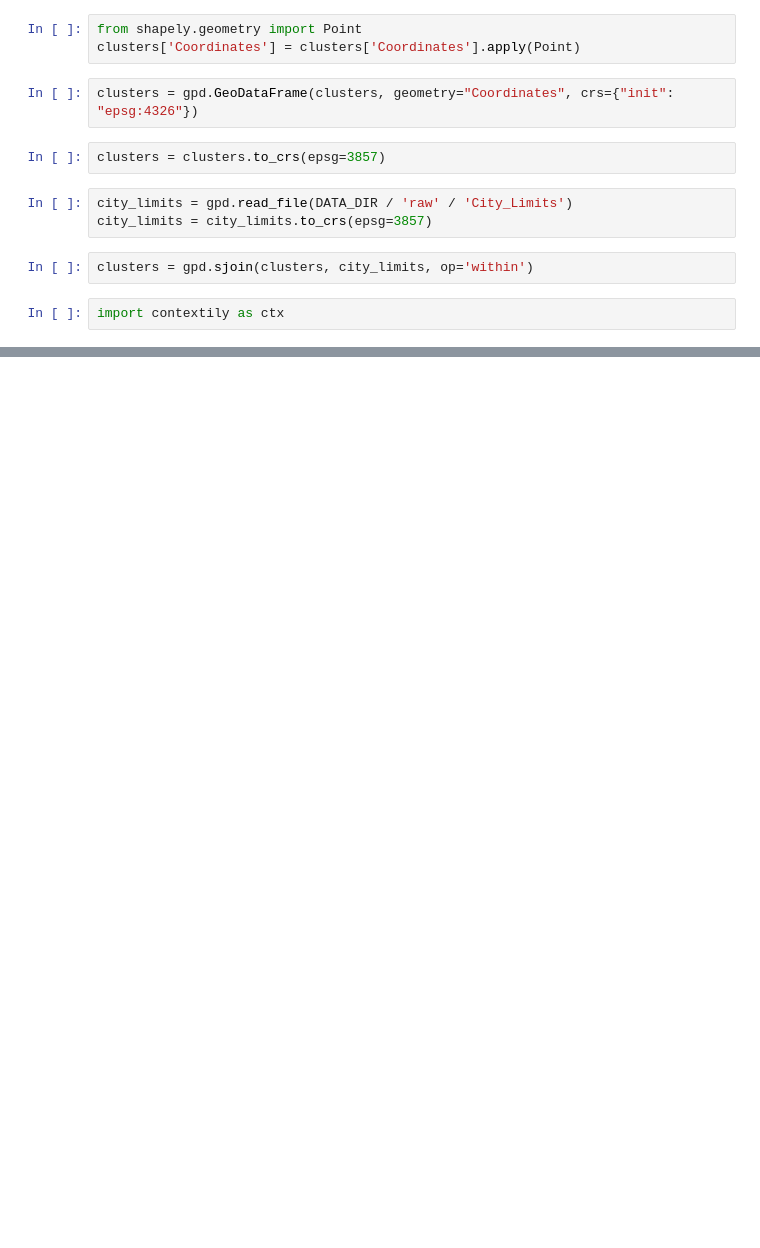
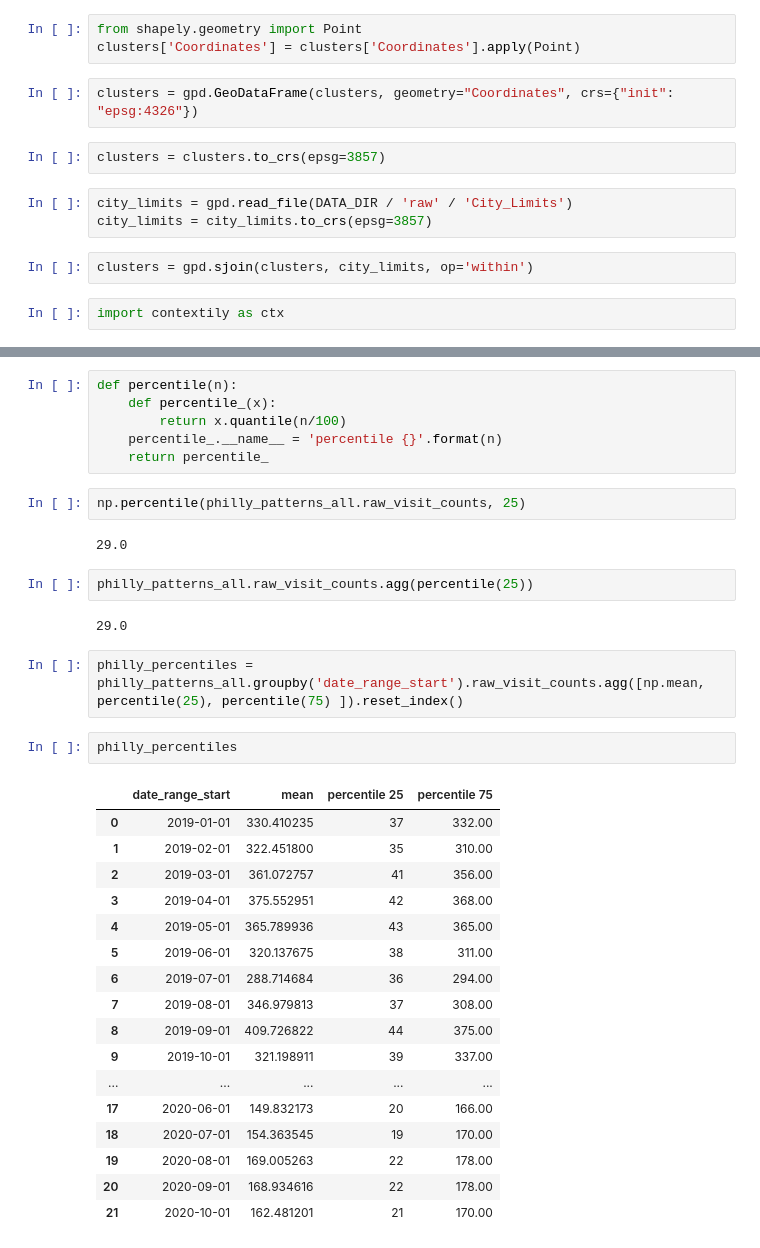
Before and after one commit to hkronenb/HK_DATS_Practicum, a Jupyter notebook: notebooks/Cluster Plot.ipynb, the cells around one changed output, grey strips where cells are left out. Cells and saved outputs as stored; diff of their text form; blank space fills up the shorter version.

```diff
--- a/notebooks/Cluster Plot.ipynb
+++ b/notebooks/Cluster Plot.ipynb
@@ -251,0 +339,36 @@ ax.set_axis_off()
+# %%
+def percentile(n):
+    def percentile_(x):
+        return x.quantile(n/100)
+    percentile_.__name__ = 'percentile {}'.format(n)
+    return percentile_
+# %%
+np.percentile(philly_patterns_all.raw_visit_counts, 25)
+# %% [output]
+29.0
+# %%
+philly_patterns_all.raw_visit_counts.agg(percentile(25))
+# %% [output]
+29.0
+# %%
+philly_percentiles = philly_patterns_all.groupby('date_range_start').raw_visit_counts.agg([np.mean, percentile(25), percentile(75) ]).reset_index()
+# %%
+philly_percentiles
+# %% [output]
+|  | date_range_start | mean | percentile 25 | percentile 75 |
+| 0 | 2019-01-01 | 330.410235 | 37 | 332.00 |
+| 1 | 2019-02-01 | 322.451800 | 35 | 310.00 |
+| 2 | 2019-03-01 | 361.072757 | 41 | 356.00 |
+| 3 | 2019-04-01 | 375.552951 | 42 | 368.00 |
+| 4 | 2019-05-01 | 365.789936 | 43 | 365.00 |
+| 5 | 2019-06-01 | 320.137675 | 38 | 311.00 |
+| 6 | 2019-07-01 | 288.714684 | 36 | 294.00 |
+| 7 | 2019-08-01 | 346.979813 | 37 | 308.00 |
+| 8 | 2019-09-01 | 409.726822 | 44 | 375.00 |
+| 9 | 2019-10-01 | 321.198911 | 39 | 337.00 |
+| ... | ... | ... | ... | ... |
+| 17 | 2020-06-01 | 149.832173 | 20 | 166.00 |
+| 18 | 2020-07-01 | 154.363545 | 19 | 170.00 |
+| 19 | 2020-08-01 | 169.005263 | 22 | 178.00 |
+| 20 | 2020-09-01 | 168.934616 | 22 | 178.00 |
+| 21 | 2020-10-01 | 162.481201 | 21 | 170.00 |
```
Also changed, not shown: parts of 29 cells of this notebook, 5 other files.
